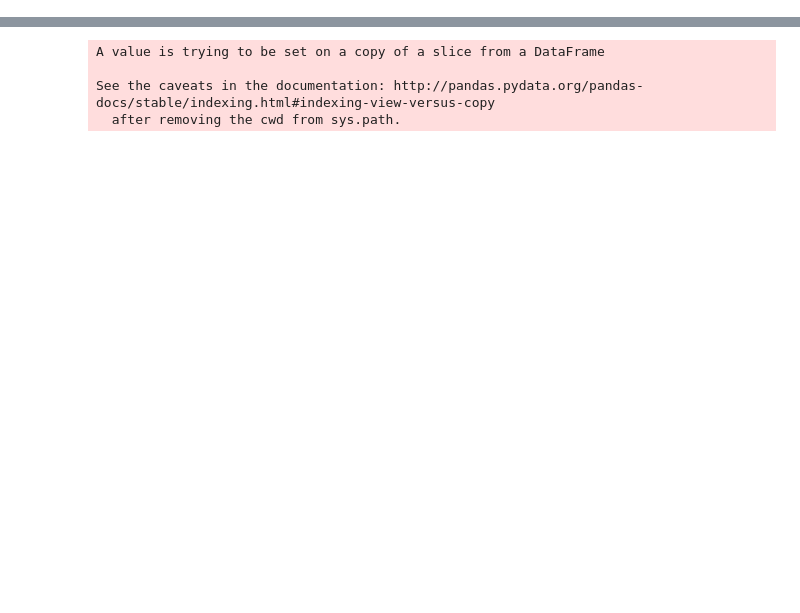
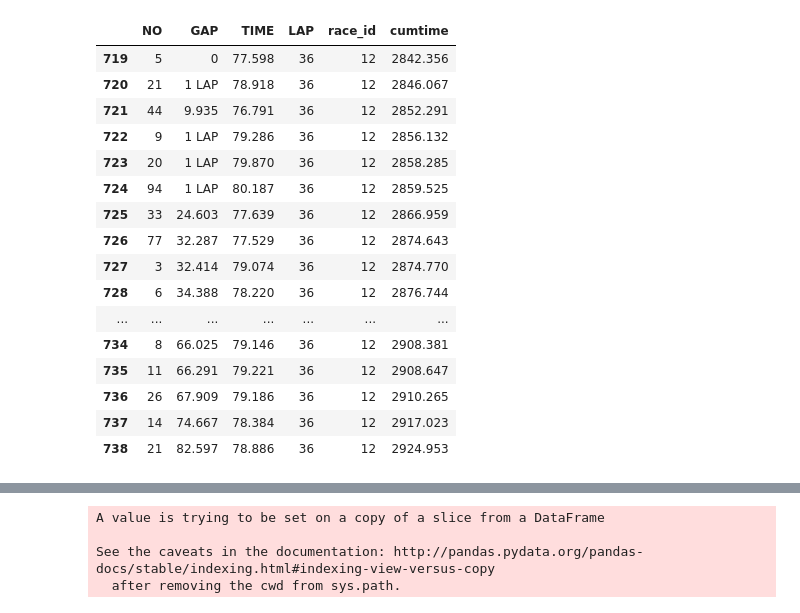
Before and after one commit to gmaretto/pit_stops, a Jupyter notebook: lap_level.ipynb, the cells around one changed output, grey strips where cells are left out. Saved outputs shown, nothing was run; the diff lists cells and outputs as text; code cells hidden in the pictures; blank space fills up the shorter version.

```diff
--- a/lap_level.ipynb
+++ b/lap_level.ipynb
@@ -93,0 +158,21 @@ Index([6, 22, 44, 5, 12, 3, 19, 8, 27, 77, 55, 33, 30, 20, 94, 11], dtype='objec
+# %%
+# race_df2[race_df2.index.get_level_values(1)==36]
+race_df2[(race_df2['LAP']==36)]
+# %% [output]
+|  | NO | GAP | TIME | LAP | race_id | cumtime |
+| 719 | 5 | 0 | 77.598 | 36 | 12 | 2842.356 |
+| 720 | 21 | 1 LAP | 78.918 | 36 | 12 | 2846.067 |
+| 721 | 44 | 9.935 | 76.791 | 36 | 12 | 2852.291 |
+| 722 | 9 | 1 LAP | 79.286 | 36 | 12 | 2856.132 |
+| 723 | 20 | 1 LAP | 79.870 | 36 | 12 | 2858.285 |
+| 724 | 94 | 1 LAP | 80.187 | 36 | 12 | 2859.525 |
+| 725 | 33 | 24.603 | 77.639 | 36 | 12 | 2866.959 |
+| 726 | 77 | 32.287 | 77.529 | 36 | 12 | 2874.643 |
+| 727 | 3 | 32.414 | 79.074 | 36 | 12 | 2874.770 |
+| 728 | 6 | 34.388 | 78.220 | 36 | 12 | 2876.744 |
+| ... | ... | ... | ... | ... | ... | ... |
+| 734 | 8 | 66.025 | 79.146 | 36 | 12 | 2908.381 |
+| 735 | 11 | 66.291 | 79.221 | 36 | 12 | 2908.647 |
+| 736 | 26 | 67.909 | 79.186 | 36 | 12 | 2910.265 |
+| 737 | 14 | 74.667 | 78.384 | 36 | 12 | 2917.023 |
+| 738 | 21 | 82.597 | 78.886 | 36 | 12 | 2924.953 |
```
Also changed, not shown: parts of 30 cells of this notebook, 5 other files.
